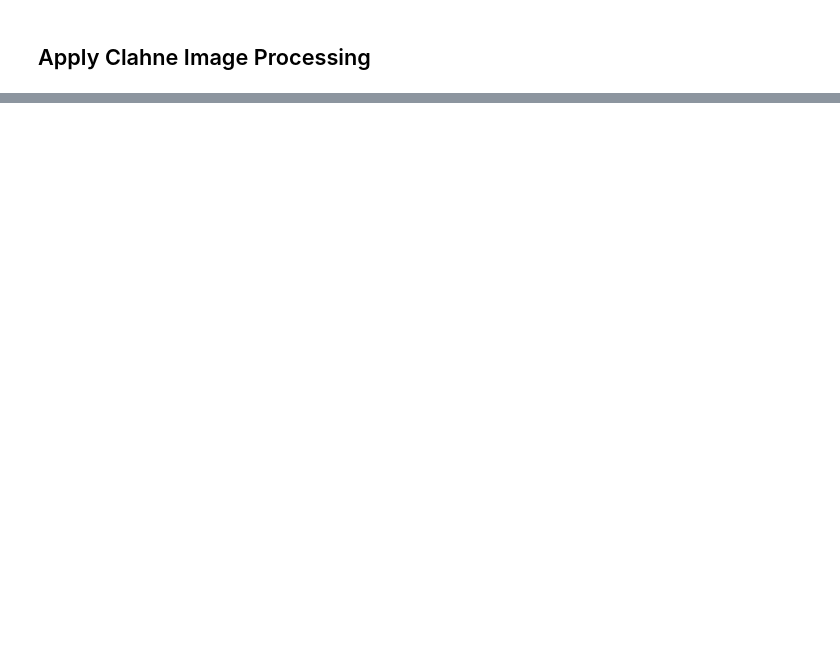
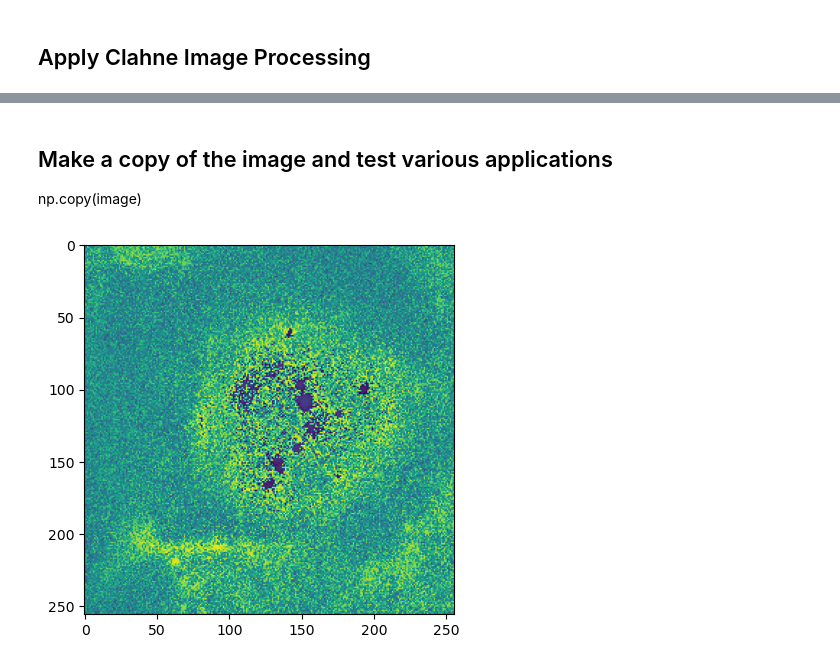
Before and after one commit to mcrott/Quant-Bio-Project, a Jupyter notebook: jupyt.ipynb, the cells around one changed output, grey strips where cells are left out. Saved outputs shown, nothing was run; the diff lists cells and outputs as text; code cells hidden in the pictures; blank space fills up the shorter version.

```diff
--- a/jupyt.ipynb
+++ b/jupyt.ipynb
@@ -5,10 +8,5 @@ input = r"/Users/cmdb/Quant_Bio_Project/Quant-Bio-Project/segmentation_test.tif"
 ## Apply Clahne Image Processing
 # %%
 img = cv.imread(input, cv.IMREAD_GRAYSCALE)
-clahe = cv.createCLAHE(clipLimit=20)
+clahe = cv.createCLAHE(clipLimit=40)
 image = clahe.apply(img) +50
-input_image = cv.Canny(image, 50,200)
-# %%
-clahe = cv.createCLAHE(clipLimit=20)
-image = clahe.apply(img) +50
-input_image = cv.Canny(image, 100,250)
@@ -39,0 +19,12 @@ plt.plot(input_image)
+# %% [markdown]
+## Make a copy of the image and test various applications
+np.copy(image)
+# %%
+test1 = np.copy(image)
+test1_mask = test1 > 1500
+
+test1[test1_mask] = 0
+plt.imshow(test1)
+plt.show()
+# %% [output]
+[figure, added]
```
Also changed, not shown: parts of 3 cells of this notebook, 3 other files.
